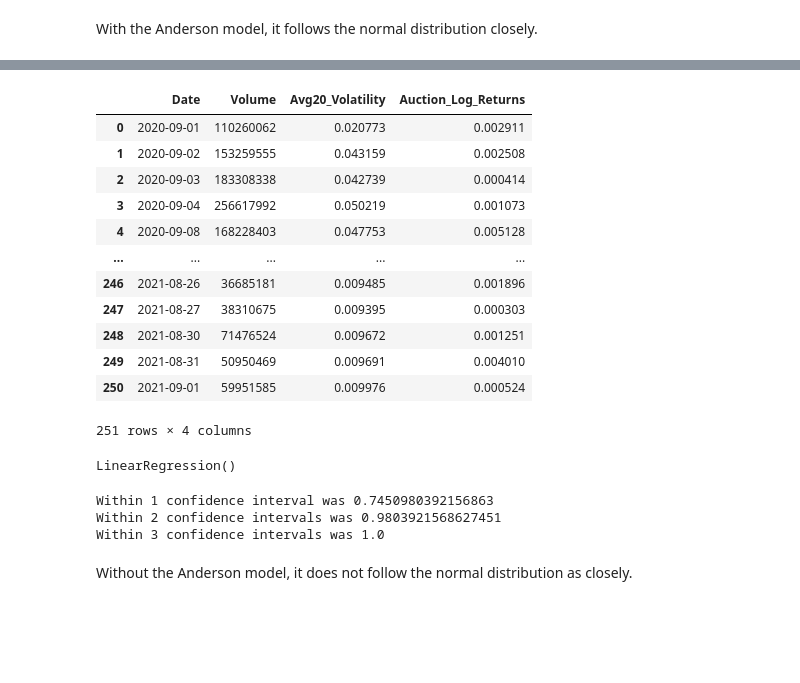
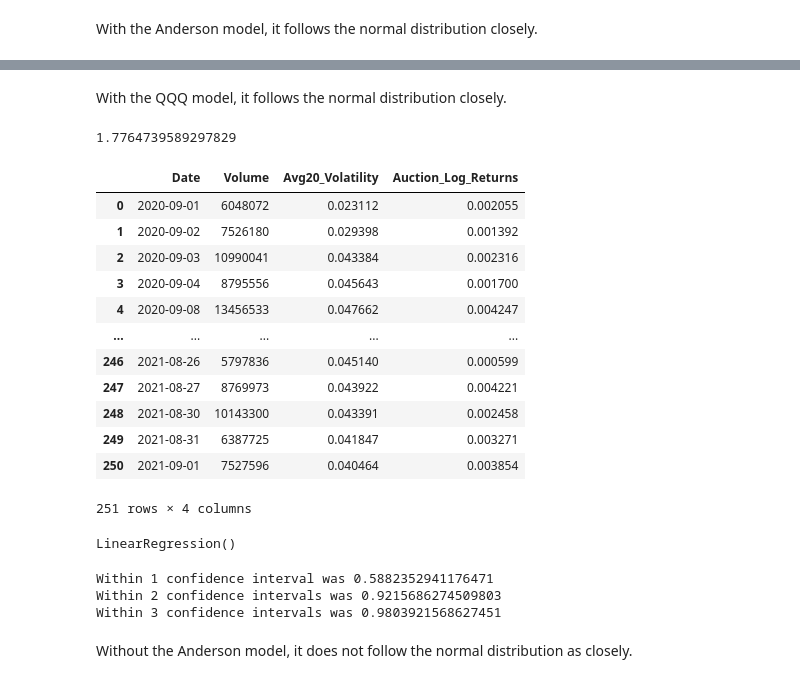
Before and after one commit to matthew-lim/Vanguard-Volatility-Project, a Jupyter notebook: Report 2 - V2.ipynb, the cells around one changed output, grey strips where cells are left out. Cells and saved outputs as stored; diff of their text form; code cells hidden in the pictures; blank space fills up the shorter version.

```diff
--- a/Report 2 - V2.ipynb
+++ b/Report 2 - V2.ipynb
@@ -10,6 +10,9 @@ from scipy.optimize import least_squares, minimize
 %matplotlib inline
 # %%
 # Trade data
+
+stock_name = 'MRNA.O'
+
 df = pd.read_csv('NSQ_OneYear100test_Sept21.csv',
                    usecols=['Local_Date_Time','RIC','Open','High','Low','Close','VWAP','NumberOfTrades','Volume'],
                    dtype={'Local_Date_Time': str,
@@ -23,8 +26,23 @@ df = pd.read_csv('NSQ_OneYear100test_Sept21.csv',
                           'Volume': int},
                    skipinitialspace=True,
                    parse_dates=True)
-apple = df[df['RIC'] == 'AAPL.O']
+apple = df[df['RIC'] == stock_name]
 apple['Date'] = pd.to_datetime(apple['Local_Date_Time']).dt.date
+
+qqq = pd.read_csv('QQQ_OneYear100test_Sept21.csv',
+                   usecols=['Local_Date_Time','RIC','Open','High','Low','Close','VWAP','NumberOfTrades','Volume'],
+                   dtype={'Local_Date_Time': str,
+                          'RIC': str,
+                          'Open': np.float64,
+                          'High': np.float64,
+                          'Low': np.float64,
+                          'Close': np.float64,
+                          'VWAP': np.float64,
+                          'NumberOfTrades': int,
+                          'Volume': int},
+                   skipinitialspace=True,
+                   parse_dates=True)
+qqq['Date'] = pd.to_datetime(qqq['Local_Date_Time']).dt.date
 # %% [output]
 A value is trying to be set on a copy of a slice from a DataFrame.
 Try using .loc[row_indexer,col_indexer] = value instead
@@ -36,8 +54,13 @@ See the caveats in the documentation: https://pandas.pydata.org/pandas-docs/stab
 auction = pd.read_csv('NSQ_OneYear100closeA_Sept21.csv',
                       skipinitialspace=True,
                       parse_dates=True)
-apple_auction = auction[auction['RIC'] == 'AAPL.O']
+apple_auction = auction[auction['RIC'] == stock_name]
 apple_auction['Date'] = pd.to_datetime(apple_auction['Local_Date_Time']).dt.date
+
+auction_qqq = pd.read_csv('QQQ_OneYear100closeA_Sept21.csv',
+                      skipinitialspace=True,
+                      parse_dates=True)
+auction_qqq['Date'] = pd.to_datetime(auction_qqq['Local_Date_Time']).dt.date
 # %% [output]
 A value is trying to be set on a copy of a slice from a DataFrame.
 Try using .loc[row_indexer,col_indexer] = value instead
@@ -372,25 +531,31 @@ np.mean(merged2['Predicted_Variance']) # narrower than not using Anderson
+# %% [markdown]
+With the QQQ model, it follows the normal distribution closely.
+# %%
+np.mean(merged2['Predicted_Variance']) # narrower than not using QQQ
+# %% [output]
+1.7764739589297829
 # %%
 # Simple linear regression without Anderson coefficient
-final_df = pd.DataFrame({
+final_df_no_Anderson = pd.DataFrame({
     'Date': dates_final,
     'Volume': volumes,
     'Avg20_Volatility': avg_20day_volatility_raw,
     'Auction_Log_Returns': auction_log_returns
 })
-final_df = final_df[np.isnan(final_df['Avg20_Volatility']) == False]
-final_df
+final_df_no_Anderson = final_df_no_Anderson[np.isnan(final_df_no_Anderson['Avg20_Volatility']) == False]
+final_df_no_Anderson
 # %% [output]
 |  | Date | Volume | Avg20_Volatility | Auction_Log_Returns |
-| 0 | 2020-09-01 | 110260062 | 0.020773 | 0.002911 |
-| 1 | 2020-09-02 | 153259555 | 0.043159 | 0.002508 |
-| 2 | 2020-09-03 | 183308338 | 0.042739 | 0.000414 |
-| 3 | 2020-09-04 | 256617992 | 0.050219 | 0.001073 |
-| 4 | 2020-09-08 | 168228403 | 0.047753 | 0.005128 |
+| 0 | 2020-09-01 | 6048072 | 0.023112 | 0.002055 |
+| 1 | 2020-09-02 | 7526180 | 0.029398 | 0.001392 |
+| 2 | 2020-09-03 | 10990041 | 0.043384 | 0.002316 |
+| 3 | 2020-09-04 | 8795556 | 0.045643 | 0.001700 |
+| 4 | 2020-09-08 | 13456533 | 0.047662 | 0.004247 |
 | ... | ... | ... | ... | ... |
-| 246 | 2021-08-26 | 36685181 | 0.009485 | 0.001896 |
-| 247 | 2021-08-27 | 38310675 | 0.009395 | 0.000303 |
-| 248 | 2021-08-30 | 71476524 | 0.009672 | 0.001251 |
-| 249 | 2021-08-31 | 50950469 | 0.009691 | 0.004010 |
-| 250 | 2021-09-01 | 59951585 | 0.009976 | 0.000524 |
+| 246 | 2021-08-26 | 5797836 | 0.045140 | 0.000599 |
+| 247 | 2021-08-27 | 8769973 | 0.043922 | 0.004221 |
+| 248 | 2021-08-30 | 10143300 | 0.043391 | 0.002458 |
+| 249 | 2021-08-31 | 6387725 | 0.041847 | 0.003271 |
+| 250 | 2021-09-01 | 7527596 | 0.040464 | 0.003854 |
 251 rows × 4 columns
 # %%
@@ -404,8 +573,8 @@ LinearRegression()
 # Confidence Interval without Anderson
 #######################################
 
-y_pred_no_Anderson = model_no_volatility.predict(final_df[['Volume','Avg20_Volatility']][200:])
-y_pred_var_no_Anderson = pd.DataFrame({'Date': final_df['Date'][200:], 'pred_ratio': [np.exp(i[0]) for i in y_pred_no_Anderson]})
+y_pred_no_Anderson = model_no_volatility.predict(final_df_no_Anderson[['Volume','Avg20_Volatility']][200:])
+y_pred_var_no_Anderson = pd.DataFrame({'Date': final_df_no_Anderson['Date'][200:], 'pred_ratio': [np.exp(i[0]) for i in y_pred_no_Anderson]})
 
 # Rows with 3:50pm information
 apple_price_1550 = apple[apple['Local_Date_Time'].str.contains("15:50")]
@@ -425,9 +594,9 @@ print('Within 1 confidence interval was', merged2[merged2['Within_1Interval'] ==
 print('Within 2 confidence intervals was', merged2[merged2['Within_2Interval'] == True].shape[0] / merged2.shape[0])
 print('Within 3 confidence intervals was', merged2[merged2['Within_3Interval'] == True].shape[0] / merged2.shape[0])
 # %% [output]
-Within 1 confidence interval was 0.7450980392156863
-Within 2 confidence intervals was 0.9803921568627451
-Within 3 confidence intervals was 1.0
+Within 1 confidence interval was 0.5882352941176471
+Within 2 confidence intervals was 0.9215686274509803
+Within 3 confidence intervals was 0.9803921568627451
 # %% [markdown]
 Without the Anderson model, it does not follow the normal distribution as closely.
 # %%
```
Also changed, not shown: parts of 20 cells of this notebook.
